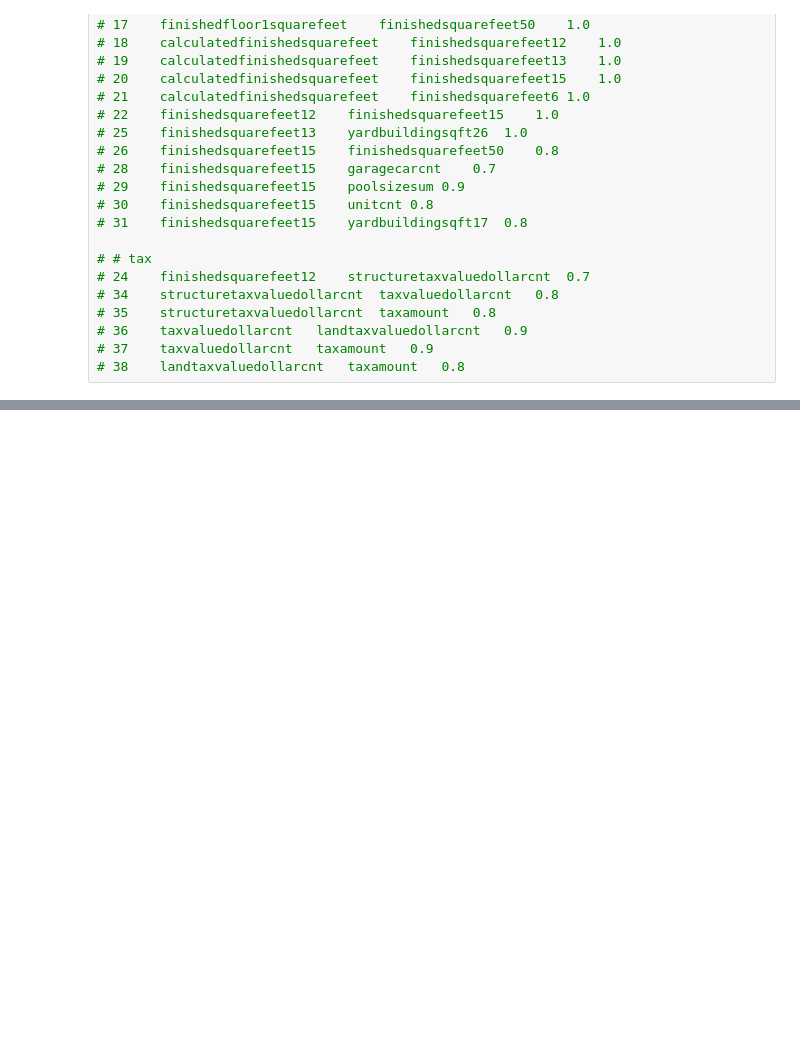
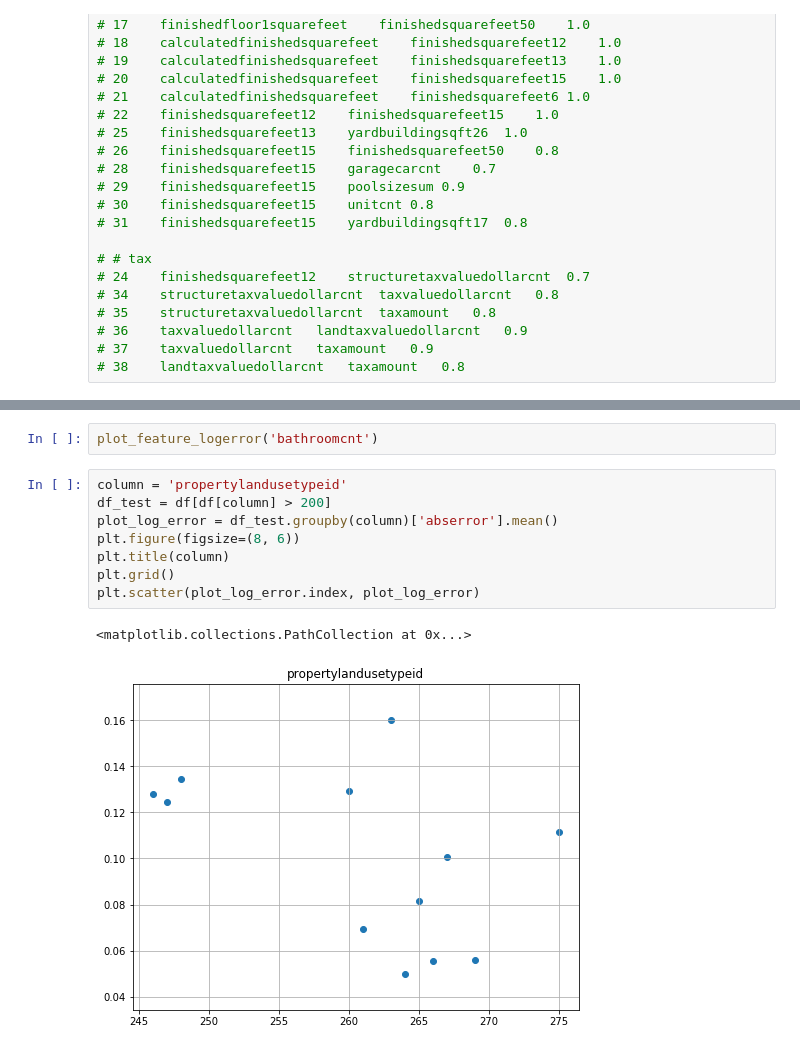
Before and after one commit to Rogue-Y/kaggle-zillow, a Jupyter notebook: Explore-data.ipynb, the cells around one changed output, grey strips where cells are left out. Drawn from its saved outputs; the diff is of its cells as text; blank space fills up the shorter version.

```diff
--- a/Explore-data.ipynb
+++ b/Explore-data.ipynb
@@ -190,0 +272,13 @@ df_out
+# %%
+plot_feature_logerror('bathroomcnt')
+# %%
+column = 'propertylandusetypeid'
+df_test = df[df[column] > 200]
+plot_log_error = df_test.groupby(column)['abserror'].mean()
+plt.figure(figsize=(8, 6))
+plt.title(column)
+plt.grid()
+plt.scatter(plot_log_error.index, plot_log_error)
+# %% [output]
+<matplotlib.collections.PathCollection at 0x...>
+[figure, added]
```
Also changed, not shown: parts of 9 cells of this notebook, 5 other files.
